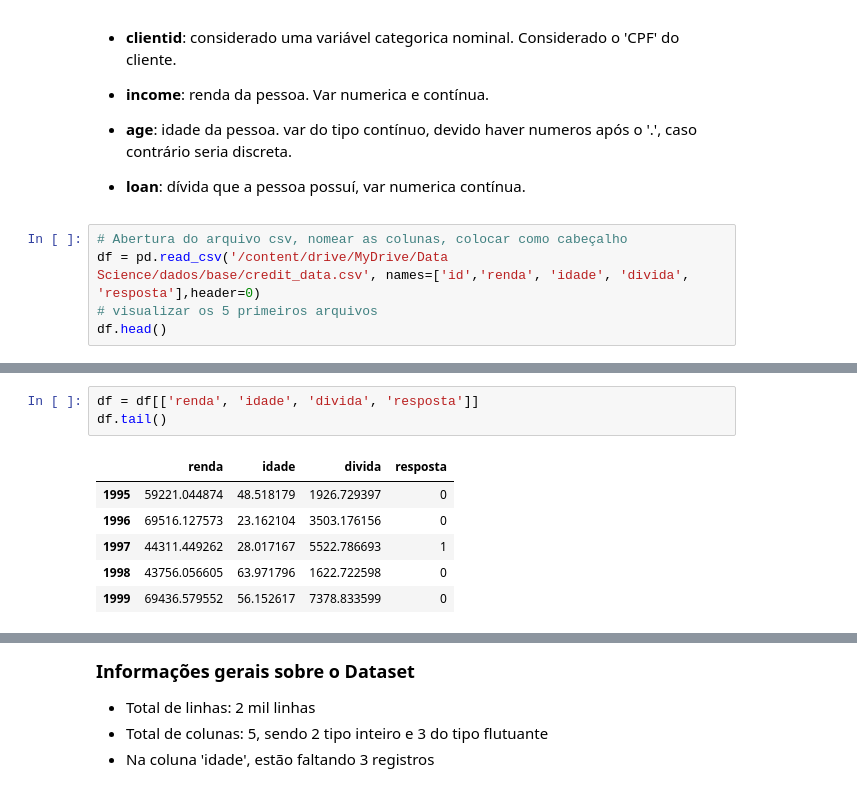
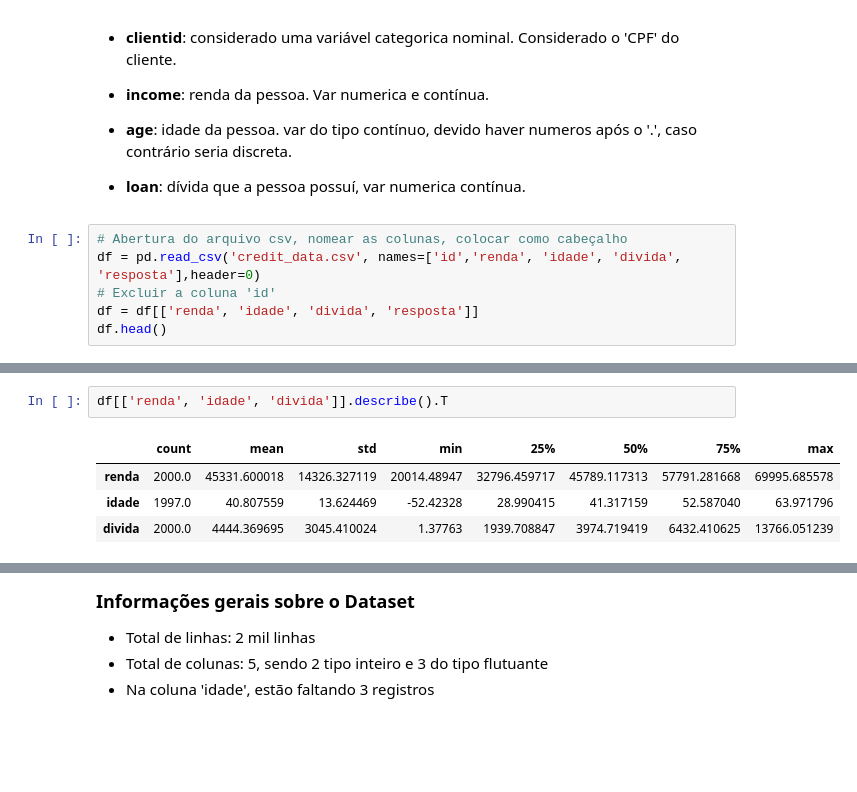
Before and after one commit to rafflds/Portfolio_Datascience, a Jupyter notebook: Portfolio_DataScience.ipynb, the cells around one changed output, grey strips where cells are left out. Drawn from its saved outputs; the diff is of its cells as text; blank space fills up the shorter version.

```diff
--- a/Portfolio_DataScience.ipynb
+++ b/Portfolio_DataScience.ipynb
@@ -24,7 +24,8 @@ import pandas as pd
 - **loan**: dívida que a pessoa possuí, var numerica contínua.
 # %%
 # Abertura do arquivo csv, nomear as colunas, colocar como cabeçalho
-df = pd.read_csv('/content/drive/MyDrive/Data Science/dados/base/credit_data.csv', names=['id','renda', 'idade', 'divida', 'resposta'],header=0)
-# visualizar os 5 primeiros arquivos
+df = pd.read_csv('credit_data.csv', names=['id','renda', 'idade', 'divida', 'resposta'],header=0)
+# Excluir a coluna 'id'
+df = df[['renda', 'idade', 'divida', 'resposta']]
 df.head()
 # %% [output]
@@ -39,10 +43,7 @@ df.head()
 # %%
-df = df[['renda', 'idade', 'divida', 'resposta']]
-df.tail()
+df[['renda', 'idade', 'divida']].describe().T
 # %% [output]
-|  | renda | idade | divida | resposta |
-| 1995 | 59221.044874 | 48.518179 | 1926.729397 | 0 |
-| 1996 | 69516.127573 | 23.162104 | 3503.176156 | 0 |
-| 1997 | 44311.449262 | 28.017167 | 5522.786693 | 1 |
-| 1998 | 43756.056605 | 63.971796 | 1622.722598 | 0 |
-| 1999 | 69436.579552 | 56.152617 | 7378.833599 | 0 |
+|  | count | mean | std | min | 25% | 50% | 75% | max |
+| renda | 2000.0 | 45331.600018 | 14326.327119 | 20014.48947 | 32796.459717 | 45789.117313 | 57791.281668 | 69995.685578 |
+| idade | 1997.0 | 40.807559 | 13.624469 | -52.42328 | 28.990415 | 41.317159 | 52.587040 | 63.971796 |
+| divida | 2000.0 | 4444.369695 | 3045.410024 | 1.37763 | 1939.708847 | 3974.719419 | 6432.410625 | 13766.051239 |
```
Also changed, not shown: parts of 15 cells of this notebook.
